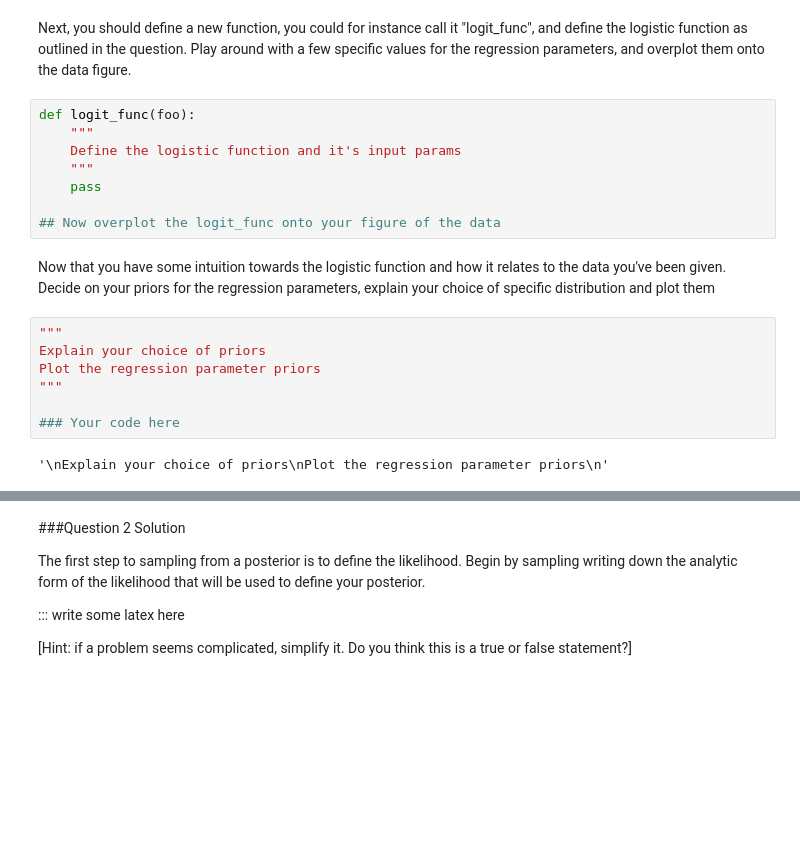
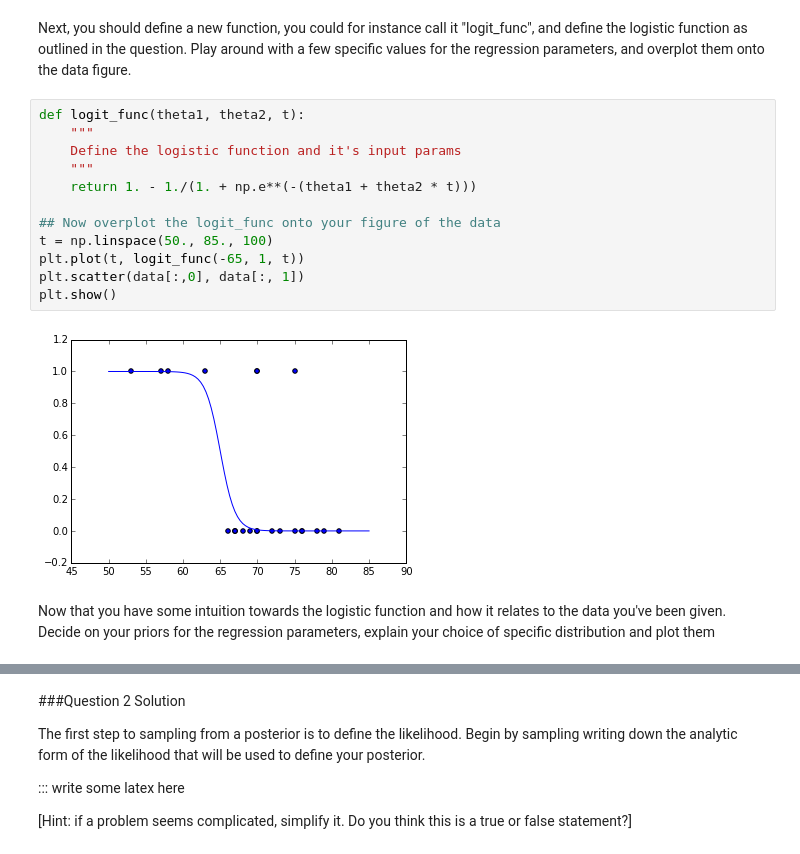
Before and after one commit to pmelchior/usrp-sciprog, a Jupyter notebook: day6/rmurata/Challenger.ipynb, the cells around one changed output, grey strips where cells are left out. Saved outputs shown, nothing was run; the diff lists cells and outputs as text; blank space fills up the shorter version.

```diff
--- a/day6/rmurata/Challenger.ipynb
+++ b/day6/rmurata/Challenger.ipynb
@@ -56,21 +59,18 @@ Plot the data
 # %% [markdown]
 Next, you should define a new function, you could for instance call it "logit_func", and define the logistic function as outlined in the question. Play around with a few specific values for the regression parameters, and overplot them onto the data figure.
 # %%
-def logit_func(foo):
+def logit_func(theta1, theta2, t):
     """
     Define the logistic function and it's input params
     """
-    pass
+    return 1. - 1./(1. + np.e**(-(theta1 + theta2 * t)))
 
 ## Now overplot the logit_func onto your figure of the data
+t = np.linspace(50., 85., 100)
+plt.plot(t, logit_func(-65, 1, t))
+plt.scatter(data[:,0], data[:, 1])
+plt.show()
+# %% [output]
+[figure, added]
 # %% [markdown]
 Now that you have some intuition towards the logistic function and how it relates to the data you've been given. Decide on your priors for the regression parameters, explain your choice of specific distribution and plot them
-# %%
-"""
-Explain your choice of priors
-Plot the regression parameter priors
-"""
-
-### Your code here
-# %% [output]
-'\nExplain your choice of priors\nPlot the regression parameter priors\n'
```
Also changed, not shown: parts of 9 cells of this notebook.
